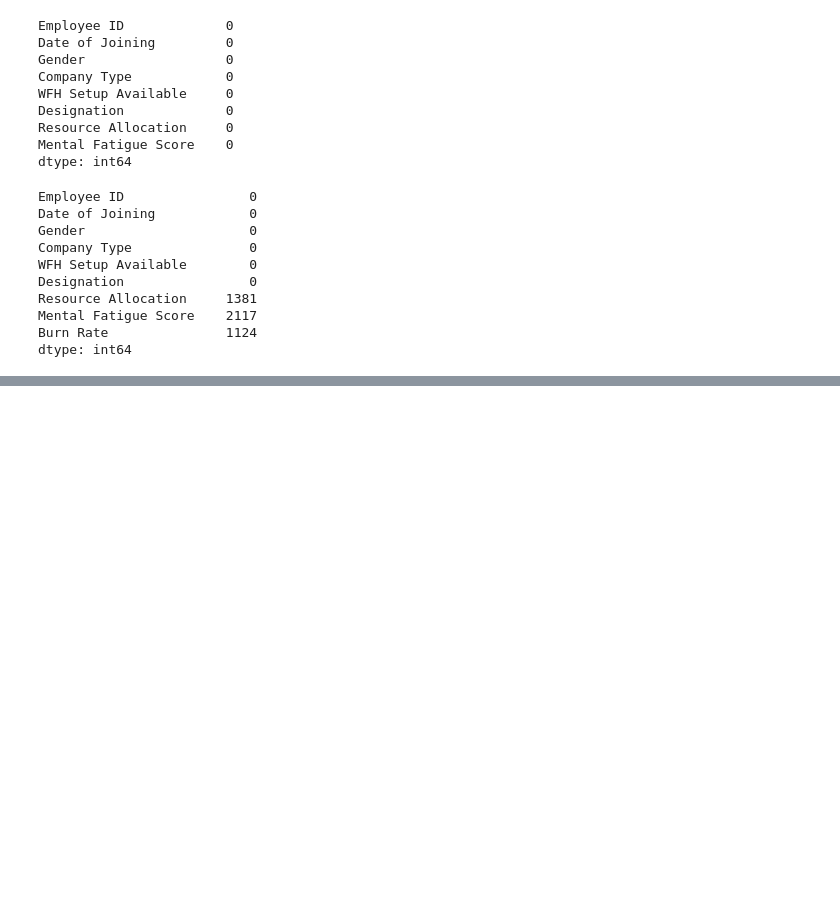
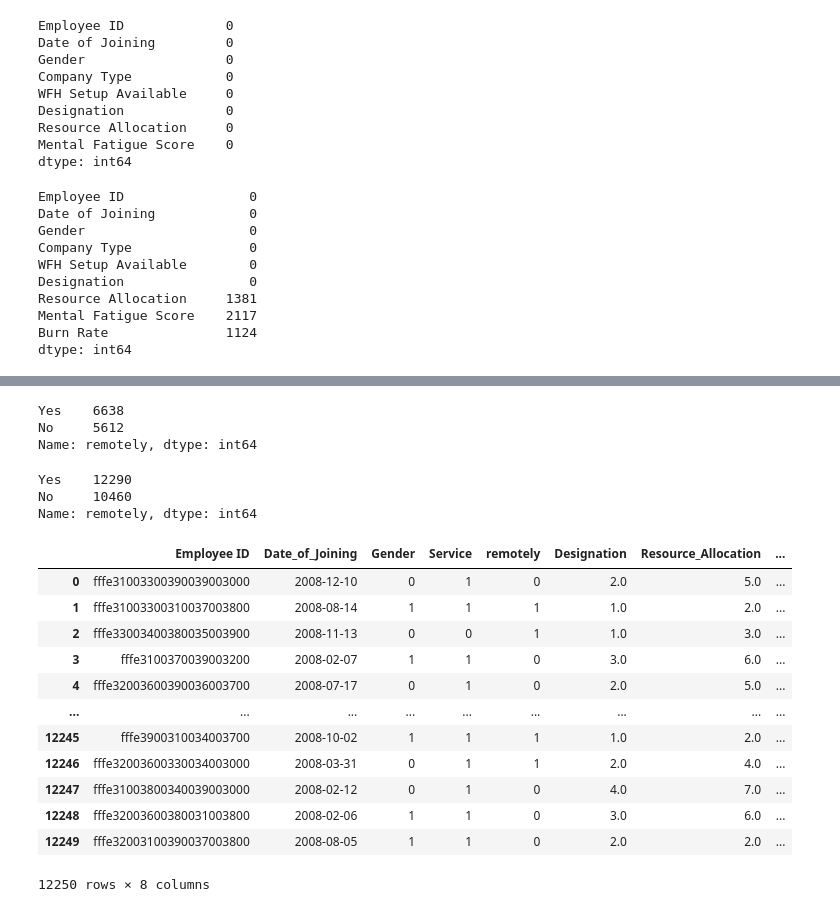
Before and after one commit to Loba06/Employee-Burnout, a Jupyter notebook: Employee Burnout.ipynb, the cells around one changed output, grey strips where cells are left out. Cells and saved outputs as stored; diff of their text form; code cells hidden in the pictures; blank space fills up the shorter version.

```diff
--- a/Employee Burnout.ipynb
+++ b/Employee Burnout.ipynb
@@ -124,0 +203,12 @@ wfh_available = pd.get_dummies(train["WFH Setup Available"], drop_first=True)
+# %%
+bo1['remotely'].value_counts()
+# %% [output]
+Yes    6638
+No     5612
+Name: remotely, dtype: int64
+# %%
+bo2['remotely'].value_counts()
+# %% [output]
+Yes    12290
+No     10460
+Name: remotely, dtype: int64
@@ -124,0 +221,16 @@ wfh_available = pd.get_dummies(train["WFH Setup Available"], drop_first=True)
+# %%
+bo1
+# %% [output]
+|  | Employee ID | Date_of_Joining | Gender | Service | remotely | Designation | Resource_Allocation | ... |
+| 0 | fffe31003300390039003000 | 2008-12-10 | 0 | 1 | 0 | 2.0 | 5.0 | ... |
+| 1 | fffe31003300310037003800 | 2008-08-14 | 1 | 1 | 1 | 1.0 | 2.0 | ... |
+| 2 | fffe33003400380035003900 | 2008-11-13 | 0 | 0 | 1 | 1.0 | 3.0 | ... |
+| 3 | fffe3100370039003200 | 2008-02-07 | 1 | 1 | 0 | 3.0 | 6.0 | ... |
+| 4 | fffe32003600390036003700 | 2008-07-17 | 0 | 1 | 0 | 2.0 | 5.0 | ... |
+| ... | ... | ... | ... | ... | ... | ... | ... | ... |
+| 12245 | fffe3900310034003700 | 2008-10-02 | 1 | 1 | 1 | 1.0 | 2.0 | ... |
+| 12246 | fffe32003600330034003000 | 2008-03-31 | 0 | 1 | 1 | 2.0 | 4.0 | ... |
+| 12247 | fffe31003800340039003000 | 2008-02-12 | 0 | 1 | 0 | 4.0 | 7.0 | ... |
+| 12248 | fffe32003600380031003800 | 2008-02-06 | 1 | 1 | 0 | 3.0 | 6.0 | ... |
+| 12249 | fffe32003100390037003800 | 2008-08-05 | 1 | 1 | 0 | 2.0 | 2.0 | ... |
+12250 rows × 8 columns
```
Also changed, not shown: parts of 29 cells of this notebook.
